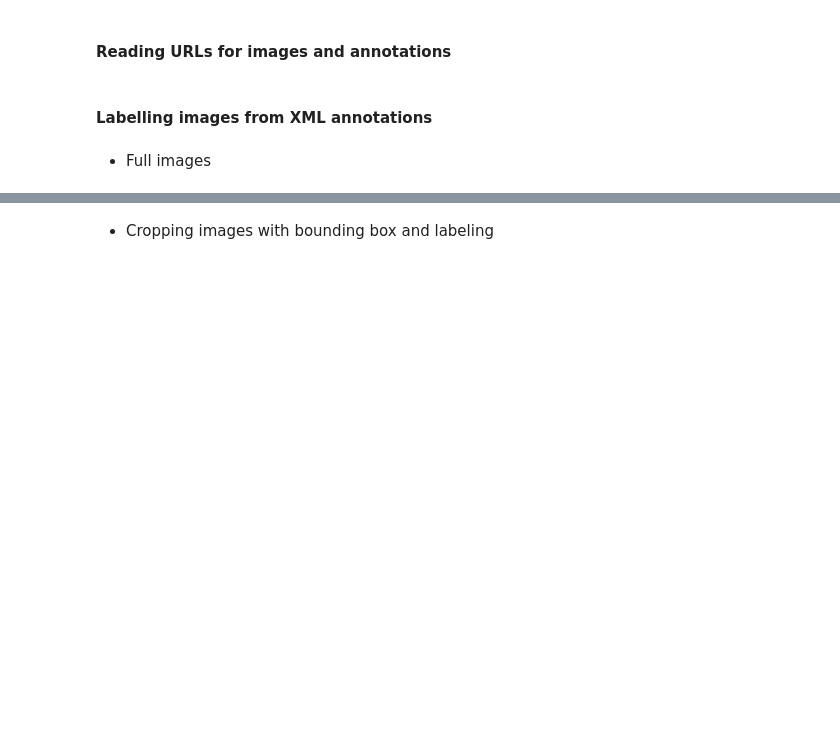
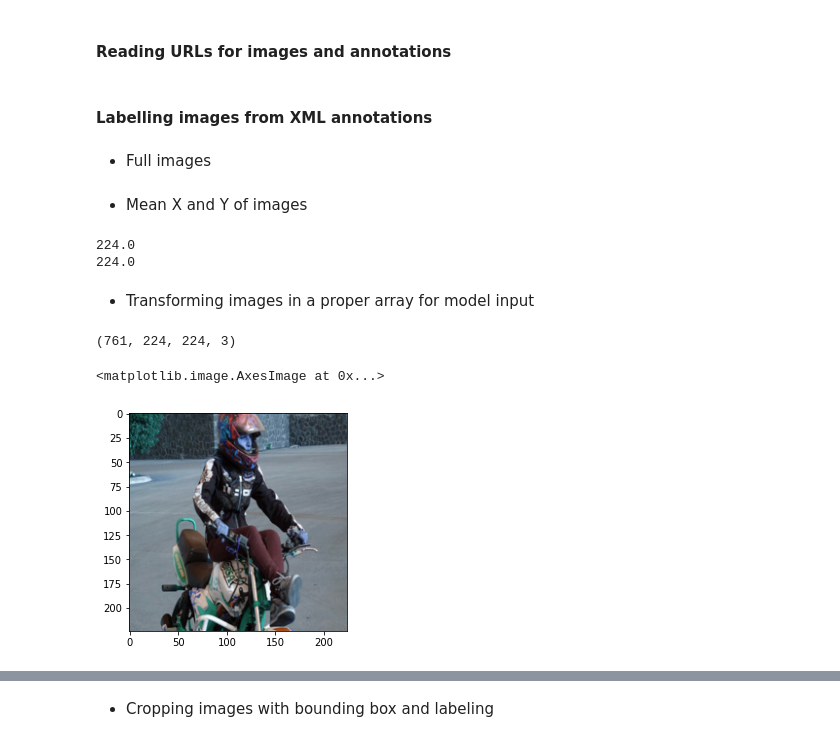
Before and after one commit to konstantinos-al/ml_project_quebec, a Jupyter notebook: Master_notebook_MASTER.ipynb, the cells around one changed output, grey strips where cells are left out. Drawn from its saved outputs; the diff is of its cells as text; code cells hidden in the pictures; blank space fills up the shorter version.

```diff
--- a/Master_notebook_MASTER.ipynb
+++ b/Master_notebook_MASTER.ipynb
@@ -105,7 +89,7 @@ for i in range(0, number_of_imgs):
 #    plt.imshow(img)
 # %%
 prefix_url_xml = "https://raw.githubusercontent.com/konstantinos-al/ml_project_quebec/main/Kaggle_helmets/annotations/"
-number_of_annt = 10 # +1 to include last one (765)
+number_of_annt = 766 # +1 to include last one (765)
 
 list_annotations= []
 
@@ -132,7 +116,8 @@ for xml_path in list_annotations:
             img_path = prefix_url_imgs + tags['filename']
             img_url = requests.get(img_path)
             img_temp = Image.open(BytesIO(img_url.content))
-            image = cv2.cvtColor(np.array(img_temp), cv2.COLOR_BGR2RGB)
+            resized = img_temp.resize((224,224)) # resize all images to 224x224
+            image = cv2.cvtColor(np.array(resized), cv2.COLOR_BGR2RGB)
 
             if 'object' in tags:
 
@@ -156,3 +141,44 @@ for xml_path in list_annotations:
                 pass
     except:
         pass
+# %% [markdown]
+* Mean X and Y of images
+# %%
+x = 0
+y = 0
+itt = len(full_imgs)
+for i in range(0, len(full_imgs)+1):
+    try:
+        tmp_shape = full_imgs[i][1].shape
+        x += tmp_shape[0]
+        y += tmp_shape[1]
+    except:
+        itt -=1
+        pass
+
+print(round(x/itt,0))
+print(round(y/itt,0))
+# %% [output]
+224.0
+224.0
+# %% [markdown]
+* Transforming images in a proper array for model input
+# %%
+full_imgs_array = []
+for i in range(0, len(full_imgs)+1):
+    try:
+        full_imgs_array.append(np.array(full_imgs[i][1]))
+    except:
+        pass
+full_imgs_array = np.array(full_imgs_array, dtype='int')
+# %%
+# shape of new array
+full_imgs_array.shape
+# %% [output]
+(761, 224, 224, 3)
+# %%
+# testing that images appear correctly
+plt.imshow(full_imgs_array[1])
+# %% [output]
+<matplotlib.image.AxesImage at 0x...>
+[figure, added]
```
Also changed, not shown: parts of 18 cells of this notebook.
